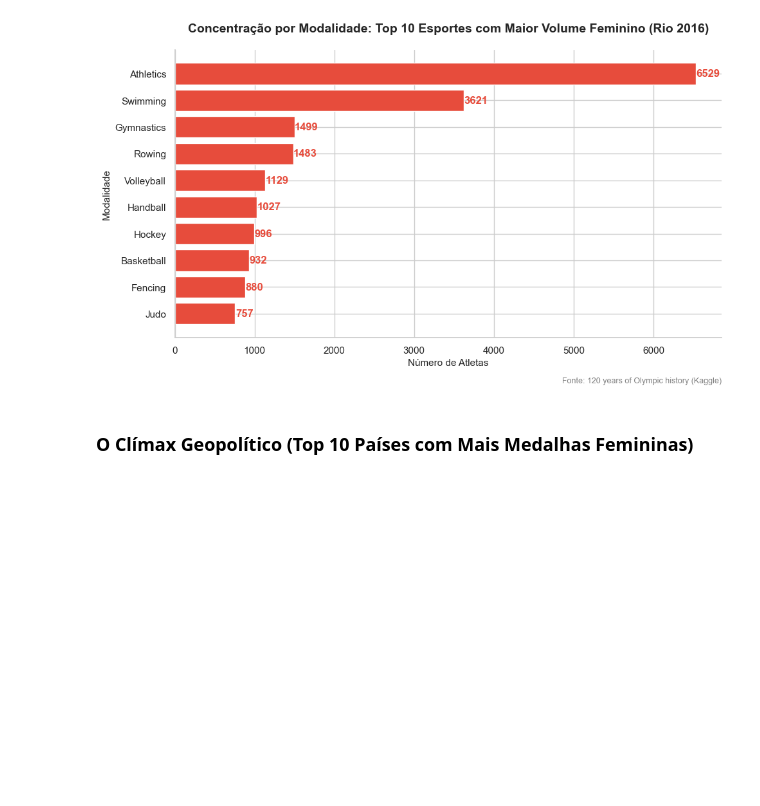
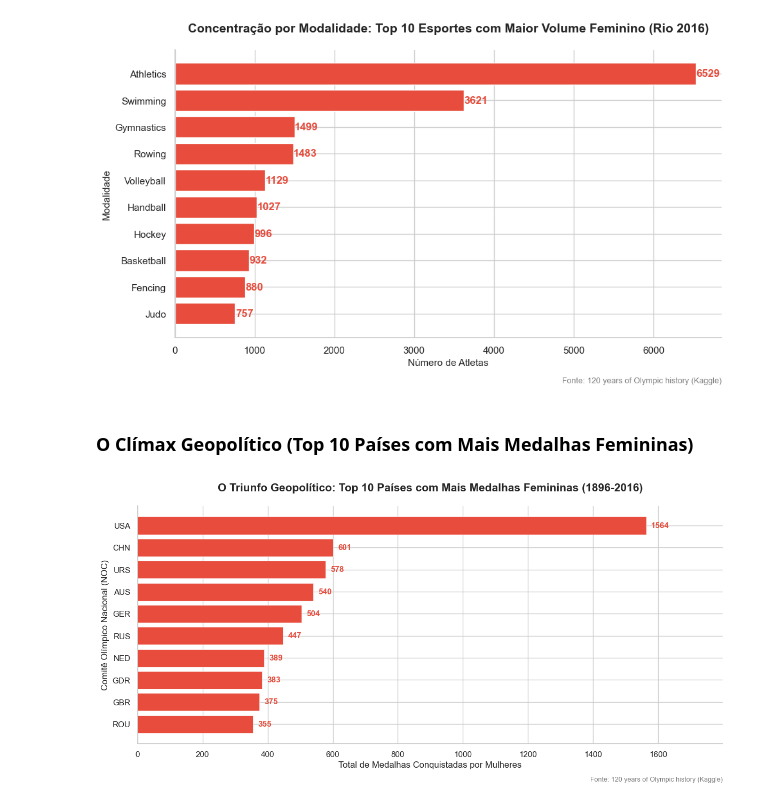
Before and after one commit to gustavo-gm-dev/iaa002-trabalho-python, a Jupyter notebook: TRABALHO_DE_IAA007/IAA007Trabalho.ipynb, the cells around one changed output. Saved outputs shown, nothing was run; the diff lists cells and outputs as text; code cells hidden in the pictures; blank space fills up the shorter version.

```diff
--- a/TRABALHO_DE_IAA007/IAA007Trabalho.ipynb
+++ b/TRABALHO_DE_IAA007/IAA007Trabalho.ipynb
@@ -347,3 +347,43 @@ plt.show()
 [figure]
 # %% [markdown]
 ### O Clímax Geopolítico (Top 10 Países com Mais Medalhas Femininas)
+# %%
+# 1. Filtrando apenas atletas femininas que ganharam alguma medalha (Ouro, Prata ou Bronze) nos Jogos de Verão
+df_medalhas_f = df_summer[(df_summer['Sex'] == 'F') & (df_summer['Medal'].notna())]
+
+# 2. Contando o total de medalhas por Comitê Olímpico Nacional (NOC) e pegando os 10 maiores
+top10_paises = df_medalhas_f['NOC'].value_counts().nlargest(10)
+
+# 3. Invertendo a ordem para que o país com mais medalhas fique no topo do gráfico
+top10_paises = top10_paises.iloc[::-1]
+
+fig, ax = plt.subplots(figsize=(12, 6))
+
+# Desenhando o gráfico de barras horizontais (ideal para rankings)
+barras = ax.barh(top10_paises.index, top10_paises.values, color=cor_f, edgecolor='white', linewidth=0.5)
+
+# Adicionando os rótulos de dados exatos ao final de cada barra
+for barra in barras:
+    ax.text(barra.get_width() + 15, barra.get_y() + barra.get_height()/2,
+            f'{int(barra.get_width())}',
+            va='center', ha='left', color=cor_f, fontweight='bold', fontsize=11)
+
+# Textos e Títulos
+ax.set_title("O Triunfo Geopolítico: Top 10 Países com Mais Medalhas Femininas (1896-2016)", pad=20, fontweight='bold', fontsize=15)
+ax.set_xlabel("Total de Medalhas Conquistadas por Mulheres", fontsize=12)
+ax.set_ylabel("Comitê Olímpico Nacional (NOC)", fontsize=12)
+
+# Ajustando o limite do eixo X para o rótulo da maior barra não ser cortado
+ax.set_xlim(0, top10_paises.max() * 1.15)
+
+# Limpeza visual (removendo bordas desnecessárias)
+ax.spines['top'].set_visible(False)
+ax.spines['right'].set_visible(False)
+
+# Fonte
+plt.text(1, -0.15, 'Fonte: 120 years of Olympic history (Kaggle)', ha='right', va='center', transform=ax.transAxes, fontsize=9, color='gray')
+
+plt.tight_layout()
+plt.show()
+# %% [output]
+[figure, added]
```
